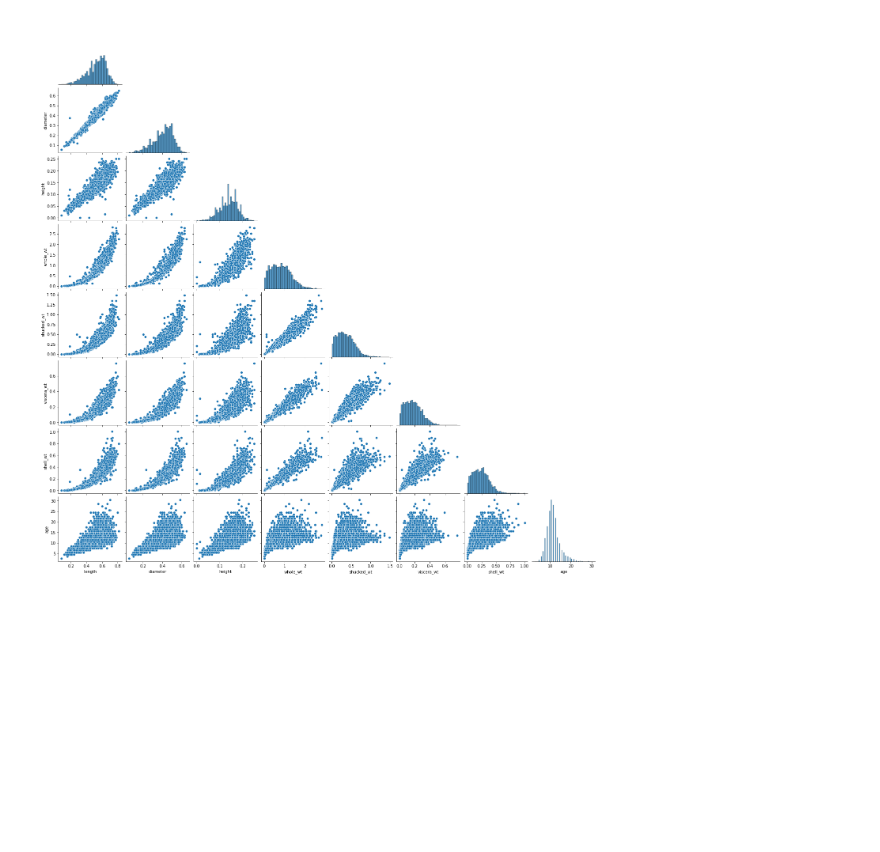
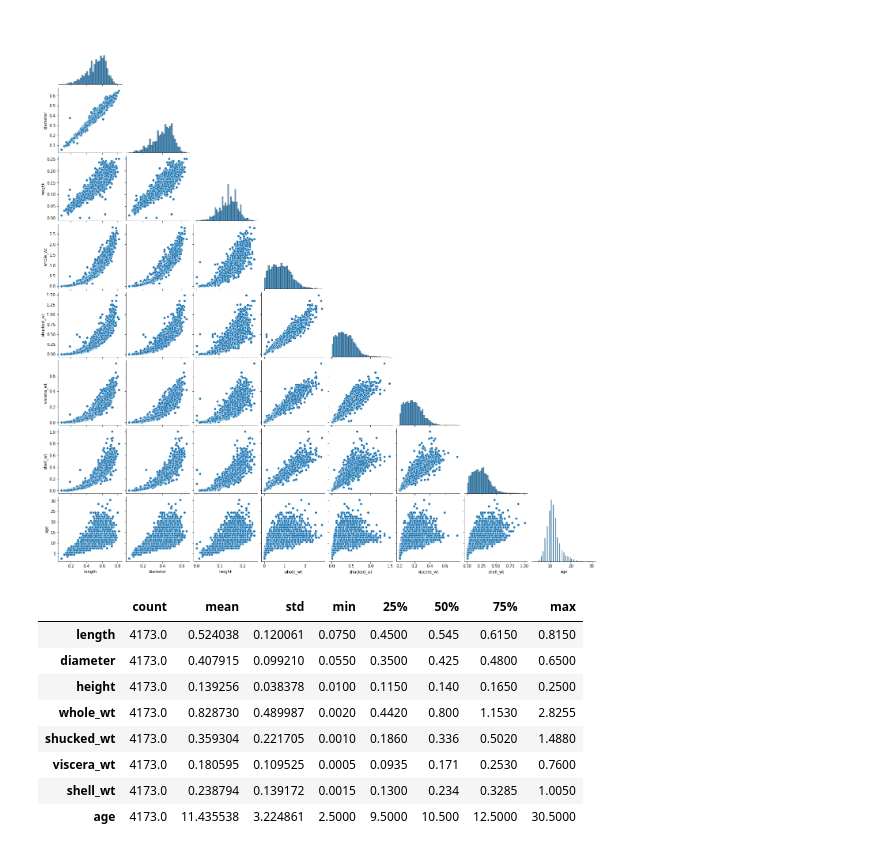
Before and after one commit to smaslo2/MS_DS, a Jupyter notebook: MS_DTSA5509_Final.ipynb, the cells around one changed output. Saved outputs shown, nothing was run; the diff lists cells and outputs as text; code cells hidden in the pictures; blank space fills up the shorter version.

```diff
--- a/MS_DTSA5509_Final.ipynb
+++ b/MS_DTSA5509_Final.ipynb
@@ -70,2 +86,2 @@ df = raw_df.copy()
 # %%
-df.sex = raw_df.sex.astype('category')
+raw_df.sex = raw_df.sex.astype('category')
@@ -118,7 +114,7 @@ for col in df.columns[1:-1]:
 [figure]
 # %%
 df = raw_df.drop(['sex','rings'],axis=1)
-df = df[df.height<0.4]
+df = df[(df.height<0.4) & (df.height > 0)]
 df.head()
 # %% [output]
 |  | length | diameter | height | whole_wt | shucked_wt | viscera_wt | shell_wt | age |
@@ -132,3 +128,15 @@ _ = sns.pairplot(df,corner=True)
 # %% [output]
 <seaborn.axisgrid.PairGrid at 0x...>
 [figure]
+# %%
+df.describe().transpose()
+# %% [output]
+|  | count | mean | std | min | 25% | 50% | 75% | max |
+| length | 4173.0 | 0.524038 | 0.120061 | 0.0750 | 0.4500 | 0.545 | 0.6150 | 0.8150 |
+| diameter | 4173.0 | 0.407915 | 0.099210 | 0.0550 | 0.3500 | 0.425 | 0.4800 | 0.6500 |
+| height | 4173.0 | 0.139256 | 0.038378 | 0.0100 | 0.1150 | 0.140 | 0.1650 | 0.2500 |
+| whole_wt | 4173.0 | 0.828730 | 0.489987 | 0.0020 | 0.4420 | 0.800 | 1.1530 | 2.8255 |
+| shucked_wt | 4173.0 | 0.359304 | 0.221705 | 0.0010 | 0.1860 | 0.336 | 0.5020 | 1.4880 |
+| viscera_wt | 4173.0 | 0.180595 | 0.109525 | 0.0005 | 0.0935 | 0.171 | 0.2530 | 0.7600 |
+| shell_wt | 4173.0 | 0.238794 | 0.139172 | 0.0015 | 0.1300 | 0.234 | 0.3285 | 1.0050 |
+| age | 4173.0 | 11.435538 | 3.224861 | 2.5000 | 9.5000 | 10.500 | 12.5000 | 30.5000 |
```
Also changed, not shown: parts of 11 cells of this notebook.
